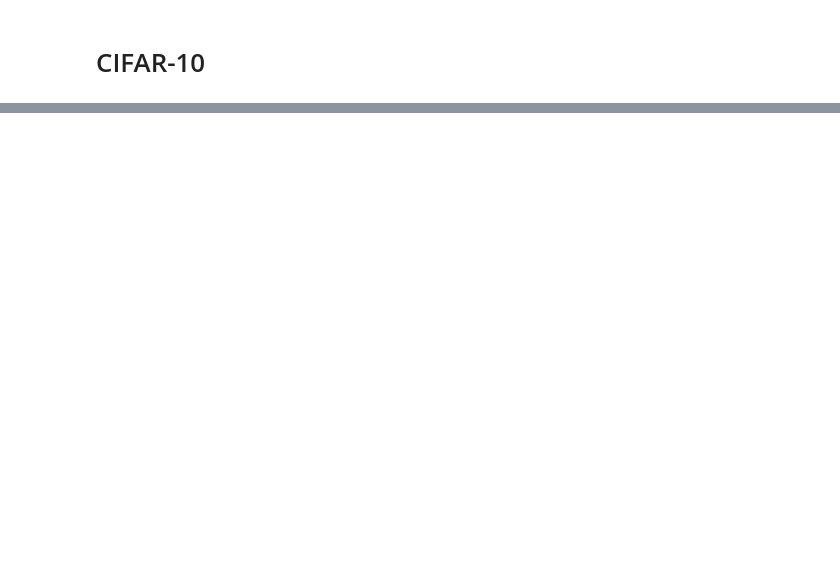
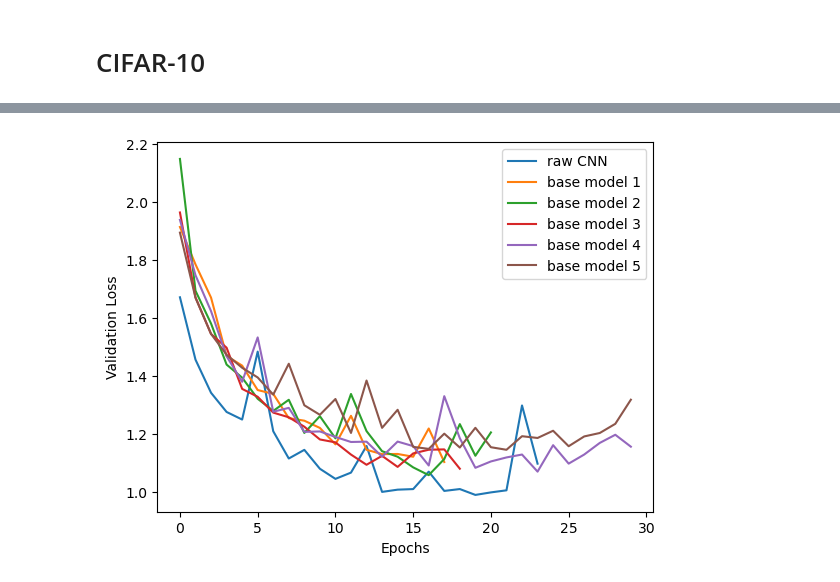
Before and after one commit to csci-567-project-KNQM/bagging-vs-boosting, a Jupyter notebook: cnn.ipynb, the cells around one changed output, grey strips where cells are left out. Saved outputs shown, nothing was run; the diff lists cells and outputs as text; code cells hidden in the pictures; blank space fills up the shorter version.

Commit message:
added plot for CIFAR-10 and tweaked patience

```diff
--- a/cnn.ipynb
+++ b/cnn.ipynb
@@ -38,6 +39,7 @@ The following functions outputs a base CNN model. For MNIST and Fashion MNIST, t
 The output of these CNNs are logits instead of probabilities.
 # %%
 def train_base_model(dataset_name, train_images, train_labels):
+    history = None
     model = models.Sequential()
     if dataset_name == 'mnist':
         model.add(layers.Conv2D(filters=32, kernel_size=(3, 3), activation='relu', padding='valid', input_shape=(28, 28, 1)))
@@ -47,9 +49,9 @@ def train_base_model(dataset_name, train_images, train_labels):
         model.compile(optimizer=tf.keras.optimizers.SGD(learning_rate=0.05),
                   loss=tf.keras.losses.SparseCategoricalCrossentropy(from_logits=True),
                   metrics=[tf.keras.metrics.SparseCategoricalAccuracy()])
-        model.fit(train_images, train_labels, epochs=50,
+        history = model.fit(train_images, train_labels, epochs=50,
               validation_split=0.2,
-              callbacks=[tf.keras.callbacks.EarlyStopping(monitor='val_sparse_categorical_accuracy', patience=3, min_delta=0.001)],
+              callbacks=[tf.keras.callbacks.EarlyStopping(monitor='val_sparse_categorical_accuracy', patience=4, min_delta=0.001)],
               batch_size=75,
               verbose=2) # Default batch size is 32
     elif dataset_name == 'fashion_mnist':
@@ -60,9 +62,9 @@ def train_base_model(dataset_name, train_images, train_labels):
         model.compile(optimizer=tf.keras.optimizers.SGD(learning_rate=0.05),
                   loss=tf.keras.losses.SparseCategoricalCrossentropy(from_logits=True),
                   metrics=[tf.keras.metrics.SparseCategoricalAccuracy()])
-        model.fit(train_images, train_labels, epochs=50,
+        history = model.fit(train_images, train_labels, epochs=50,
               validation_split=0.2,
-              callbacks=[tf.keras.callbacks.EarlyStopping(monitor='val_sparse_categorical_accuracy', patience=3, min_delta=0.001)],
+              callbacks=[tf.keras.callbacks.EarlyStopping(monitor='val_sparse_categorical_accuracy', patience=4, min_delta=0.001)],
               batch_size=75,
               verbose=2)
     elif dataset_name == 'cifar10':
@@ -75,12 +77,12 @@ def train_base_model(dataset_name, train_images, train_labels):
         model.compile(optimizer=tf.keras.optimizers.SGD(learning_rate=0.05),
                   loss=tf.keras.losses.SparseCategoricalCrossentropy(from_logits=True),
                   metrics=[tf.keras.metrics.SparseCategoricalAccuracy()])
-        model.fit(train_images, train_labels, epochs=50,
+        history = model.fit(train_images, train_labels, epochs=50,
               validation_split=0.2,
-              callbacks=[tf.keras.callbacks.EarlyStopping(monitor='val_sparse_categorical_accuracy', patience=3, min_delta=0.001)],
+              callbacks=[tf.keras.callbacks.EarlyStopping(monitor='val_sparse_categorical_accuracy', patience=4, min_delta=0.001)],
               batch_size=75,
               verbose=2)
-    return model
+    return model, history
 # %% [markdown]
 # Training bagging models
 `bagging_train()` trains a bagging model with `num_models` base learners using `num_examples` random examples from the training set. The resulting model would be a list of CNN networks. `bagging_test()` tests the model and returns the training and test losses as well as accuracies. <br>
@@ -89,6 +91,7 @@ The bagging model makes a prediction by taking the average of the logits from ea
 def bagging_train(num_models, num_examples, train_images, train_labels, dataset_name):
 
     bagging_model = []
+    histories = []
 
     for i in range(num_models):
         # Generate a subset of training examples
@@ -96,10 +99,11 @@ def bagging_train(num_models, num_examples, train_images, train_labels, dataset_
         train_images_subset = train_images[indices]
         train_labels_subset = train_labels[indices]
 
-        base_model = train_base_model(dataset_name, train_images_subset, train_labels_subset)
+        base_model, history = train_base_model(dataset_name, train_images_subset, train_labels_subset)
         bagging_model.append(base_model)
+        histories.append(history)
 
-    return bagging_model
+    return bagging_model, histories
 
 def bagging_test(bagging_model, train_images, train_labels, test_images, test_labels):
     train_predictions = np.empty(len(bagging_model), dtype=object)
@@ -256,7 +260,7 @@ test_images = cifar_test_images
 test_labels = cifar_test_labels
 
 
-cnn_model = train_base_model('cifar10', train_images, train_labels)
+cnn_model, cnn_history = train_base_model('cifar10', train_images, train_labels)
 
 train_loss, train_accuracy = cnn_model.evaluate(train_images, train_labels, verbose=2)
 test_loss, test_accuracy = cnn_model.evaluate(test_images, test_labels, verbose=2)
@@ -285,5 +289,5 @@ Test accuracy: 0.5882999897003174
 # %%
-bagging_model = bagging_train(5, 25000, train_images, train_labels, 'cifar10')
+bagging_model, base_histories = bagging_train(5, 25000, train_images, train_labels, 'cifar10')
 train_loss, train_accuracy, test_loss, test_accuracy = bagging_test(bagging_model, train_images, train_labels, test_images, test_labels)
 print("Training loss:", train_loss)
 print("Test loss:", test_loss)
@@ -309,0 +314,15 @@ Test accuracy: 0.6733
+# %%
+x_axis = np.arange(50)
+y_axis = cnn_history.history['val_loss']
+y_axis = y_axis + [np.nan] * (50 - len(y_axis))
+plt.plot(x_axis, y_axis, label='raw CNN')
+for i, history in enumerate(base_histories):
+    y_axis = history.history['val_loss']
+    y_axis = y_axis + [np.nan] * (50 - len(y_axis))
+    plt.plot(x_axis, y_axis, label='base model ' + str(i+1))
+plt.xlabel('Epochs')
+plt.ylabel('Validation Loss')
+plt.legend(loc='best')
+plt.show()
+# %% [output]
+[figure, added]
```
Also changed, not shown: parts of 7 cells of this notebook.
